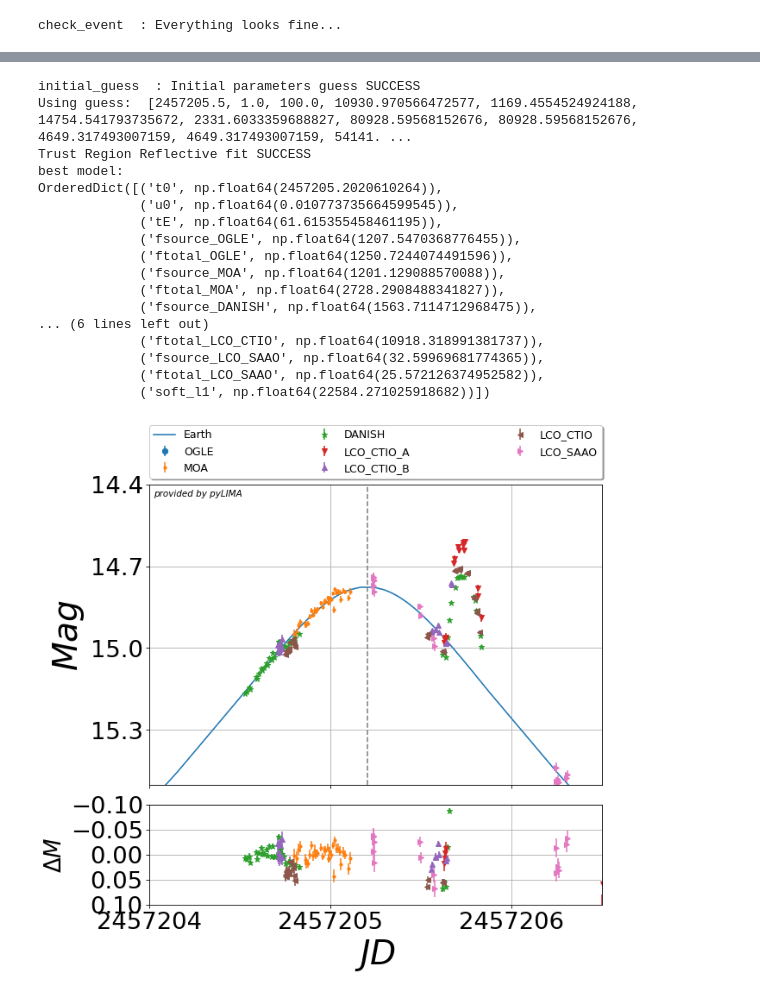
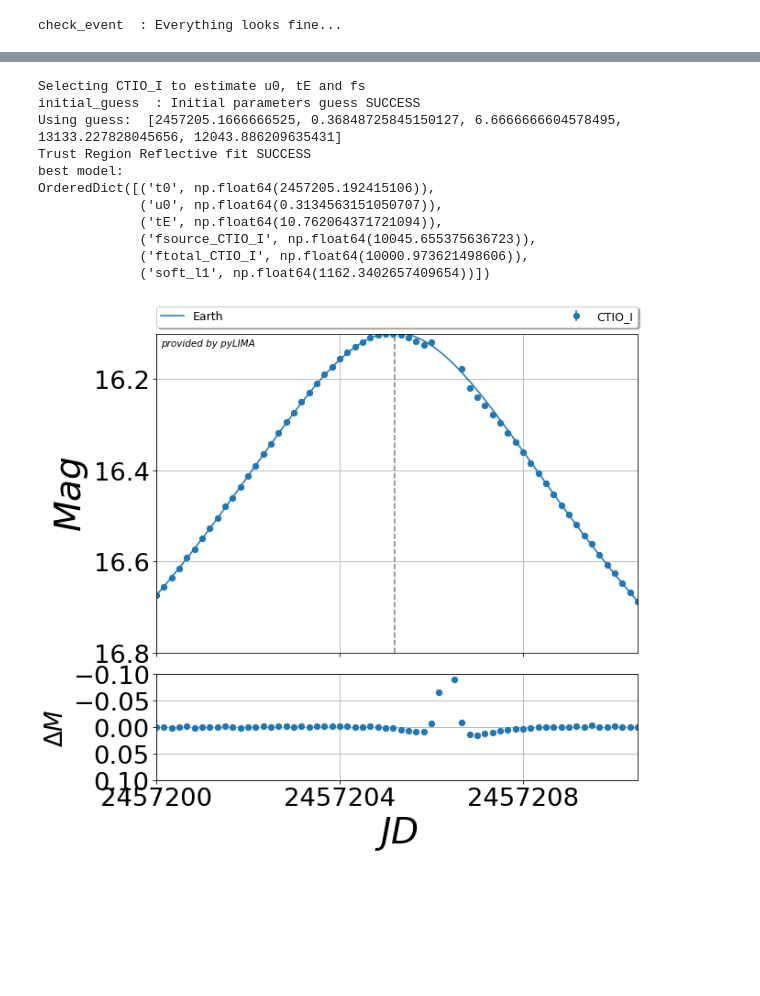
Before and after one commit to jakobdammann/pyLIMA-docs-revisit, a Jupyter notebook: my_project/detection_zone.ipynb, the cells around one changed output, grey strips where cells are left out. Cells and saved outputs as stored; diff of their text form; code cells hidden in the pictures; blank space fills up the shorter version.

Commit message:
simulated PSBL fpr detection zone, weighing with difference to model, heatmap plot changes

```diff
--- a/my_project/detection_zone.ipynb
+++ b/my_project/detection_zone.ipynb
@@ -161,38 +163,37 @@ from pyLIMA.simulations import simulator
 event_3 = event.Event(ra=270, dec=0)
 event_3.name = 'My simulated event'
 
-CTIO_I = simulator.simulate_a_telescope(name='CTIO_I', time_start=2458365.5, time_end=2458965.5, sampling=168,
+CTIO_I = simulator.simulate_a_telescope(name='CTIO_I', time_start=2457190, time_end=2457220, sampling=4,
                                         location='Earth', camera_filter='I',
                                         uniform_sampling=True, astrometry=False)
 
 event_3.telescopes.append(CTIO_I)
 event_3.check_event()
 
-pspl_sim = PSPL_model.PSPLmodel(event_3)
-pspl_parameters = simulator.simulate_microlensing_model_parameters(pspl_sim)
+psbl_sim = PSBL_model.PSBLmodel(event_3)
+psbl_parameters = simulator.simulate_microlensing_model_parameters(psbl_sim)
 
 ### Set the parameters to some reasonable values.
-pspl_parameters[0] = 2458565.25 # t0
-pspl_parameters[1:3] = [0.60, 81.50] # u0, tE
+psbl_parameters[0] = 2457205.21 # t0
+psbl_parameters[1:3] = [0.309, 10.7821] # u0, tE
+psbl_parameters[3:6] = [1.3, 0.001, 1.9] # s, q, alpha
 
 ### Set the source and blend fluxes of all telescopes to the same values for plotting purposes.
 n_tel = len(event_3.telescopes)
-pspl_parameters[-n_tel*2::2] = 10000. * np.ones(n_tel) # source fluxes
-pspl_parameters[-n_tel*2+1::2] = 1000. * np.ones(n_tel) # blend fluxes
-print(pspl_parameters)
+psbl_parameters[-n_tel*2::2] = 10000. * np.ones(n_tel) # source fluxes
+psbl_parameters[-n_tel*2+1::2] = 10000. * np.ones(n_tel) # blend flux
+print(psbl_parameters)
 
 ### Transform the parameters into a pyLIMA class object.
-pyLIMA_parameters_1 = pspl_sim.compute_pyLIMA_parameters(pspl_parameters)
+pyLIMA_parameters_1 = psbl_sim.compute_pyLIMA_parameters(psbl_parameters)
 
 ### Inject everthing into the simulator to produce a light curve.
-simulator.simulate_lightcurve(pspl_sim, pyLIMA_parameters_1)
+simulator.simulate_lightcurve(psbl_sim, pyLIMA_parameters_1)
 
-### Edit datapoints to outlier
-event_3.telescopes[0].lightcurve[20]['mag'] -= 0.5
-print(event_3.telescopes[0].lightcurve)
-
-pyLIMA_plots.plot_lightcurves(pspl_sim, pspl_parameters)
+pyLIMA_plots.plot_lightcurves(psbl_sim, psbl_parameters)
 plt.title('Simulated Lightcurve')
+plt.gcf().axes[0].set_xlim(2457200.0, 2457210.5)
+plt.gcf().axes[0].set_ylim(16.8, 16.1)
 plt.show()
 # %% [output]
 check_event  : Everything looks fine...
@@ -216,47 +202,45 @@ Length = 86 rows
 # %%
 # Select event
-my_event = event_1
+my_event = event_3
 # %%
 # PSPL model
 pspl = PSPL_model.PSPLmodel(my_event)
 # Robust fit
 fit = TRF_fit.TRFfit(pspl, loss_function='soft_l1')
 if my_event == event_1:
     fit.model_parameters_guess = [2457205.5, 1.0, 100.0]
 fit.fit()
 params =  OrderedDict(zip(fit.priors_parameters.keys(), fit.fit_results['best_model']))
 
 # Plot
 fig, _ = pyLIMA_plots.plot_lightcurves(pspl, fit.fit_results['best_model'])
 ### Set the window dimension.
 if my_event == event_1:
     fig.axes[0].set_xlim(2457204.0, 2457206.5)
     fig.axes[0].set_ylim(15.50, 14.40)
 if my_event == event_2:
     fig.axes[0].set_xlim(79.75, 80.25)
     fig.axes[0].set_ylim(14.50, 13.7)
+if my_event == event_3:
+    fig.axes[0].set_xlim(2457200.0, 2457210.5)
+    fig.axes[0].set_ylim(16.8, 16.1)
+
 # Line at t0
 fig.axes[0].axvline(params['t0'], color='gray', linestyle='--')
 plt.show()
 # %% [output]
+Selecting CTIO_I to estimate u0, tE and fs
 initial_guess  : Initial parameters guess SUCCESS
-Using guess:  [2457205.5, 1.0, 100.0, 10930.970566472577, 1169.4554524924188, 14754.541793735672, 2331.6033359688827, 80928.59568152676, 80928.59568152676, 4649.317493007159, 4649.317493007159, 54141. ...
+Using guess:  [2457205.1666666525, 0.36848725845150127, 6.6666666604578495, 13133.227828045656, 12043.886209635431]
 Trust Region Reflective fit SUCCESS
 best model:
-OrderedDict([('t0', np.float64(2457205.2020610264)),
-             ('u0', np.float64(0.010773735664599545)),
-             ('tE', np.float64(61.615355458461195)),
-             ('fsource_OGLE', np.float64(1207.5470368776455)),
-             ('ftotal_OGLE', np.float64(1250.7244074491596)),
-             ('fsource_MOA', np.float64(1201.129088570088)),
-             ('ftotal_MOA', np.float64(2728.2908488341827)),
-             ('fsource_DANISH', np.float64(1563.7114712968475)),
-... (6 lines left out)
-             ('ftotal_LCO_CTIO', np.float64(10918.318991381737)),
-             ('fsource_LCO_SAAO', np.float64(32.59969681774365)),
-             ('ftotal_LCO_SAAO', np.float64(25.572126374952582)),
-             ('soft_l1', np.float64(22584.271025918682))])
+OrderedDict([('t0', np.float64(2457205.192415106)),
+             ('u0', np.float64(0.3134563151050707)),
+             ('tE', np.float64(10.762064371721094)),
+             ('fsource_CTIO_I', np.float64(10045.655375636723)),
+             ('ftotal_CTIO_I', np.float64(10000.973621498606)),
+             ('soft_l1', np.float64(1162.3402657409654))])
-[figure, old version]
+[figure, new version]
 # %%
 import reldev_grid as rd
 
```
Also changed, not shown: parts of 6 cells of this notebook, 3 other files.
